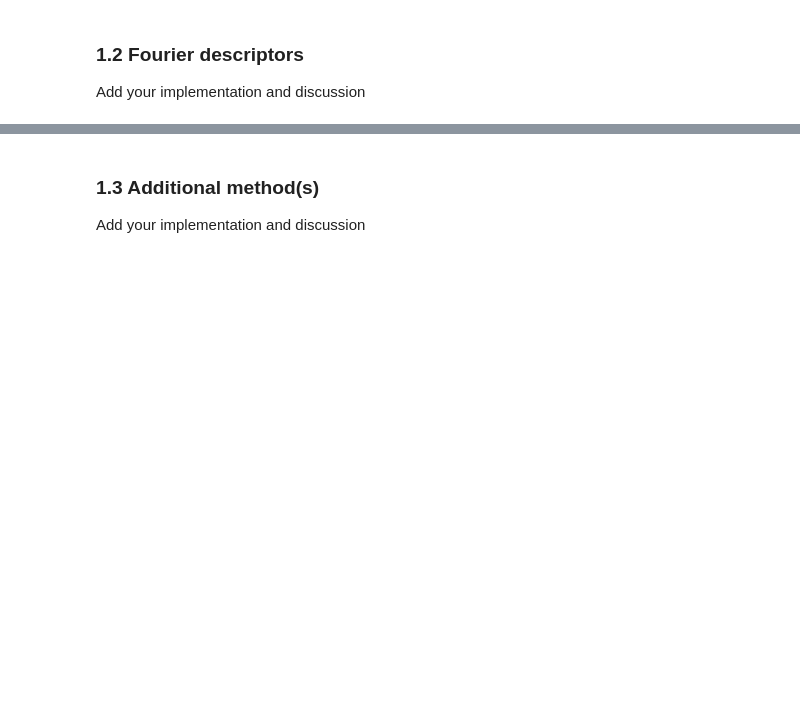
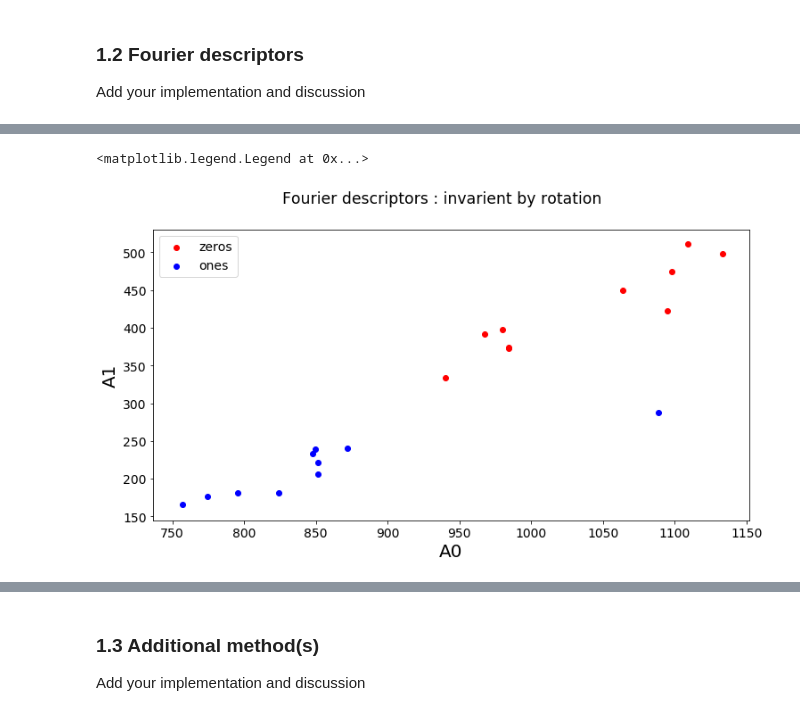
Before and after one commit to raphaelreis/iapr-2019, a Jupyter notebook: labs/lab_02_object_description.ipynb, the cells around one changed output, grey strips where cells are left out. Saved outputs shown, nothing was run; the diff lists cells and outputs as text; code cells hidden in the pictures; blank space fills up the shorter version.

```diff
--- a/labs/lab_02_object_description.ipynb
+++ b/labs/lab_02_object_description.ipynb
@@ -76,0 +137,18 @@ Add your implementation and discussion
+# %%
+for im in zeros_im:
+    descpr = get_fourier_descr(im)
+    A1 = abs(descpr[0])
+    A2 = abs(descpr[1])
+    zero = plt.scatter(A1,A2,c='red')
+for im in ones_im:
+    descpr = get_fourier_descr(im)
+    A1 = abs(descpr[0])
+    A2 = abs(descpr[1])
+    one = plt.scatter(A1,A2,c='blue')
+plt.suptitle("Fourier descriptors : invarient by rotation")
+plt.xlabel('A0')
+plt.ylabel('A1');
+plt.legend((zero,one),('zeros','ones'))
+# %% [output]
+<matplotlib.legend.Legend at 0x...>
+[figure, added]
```
Also changed, not shown: parts of 30 cells of this notebook, 15 other files.
